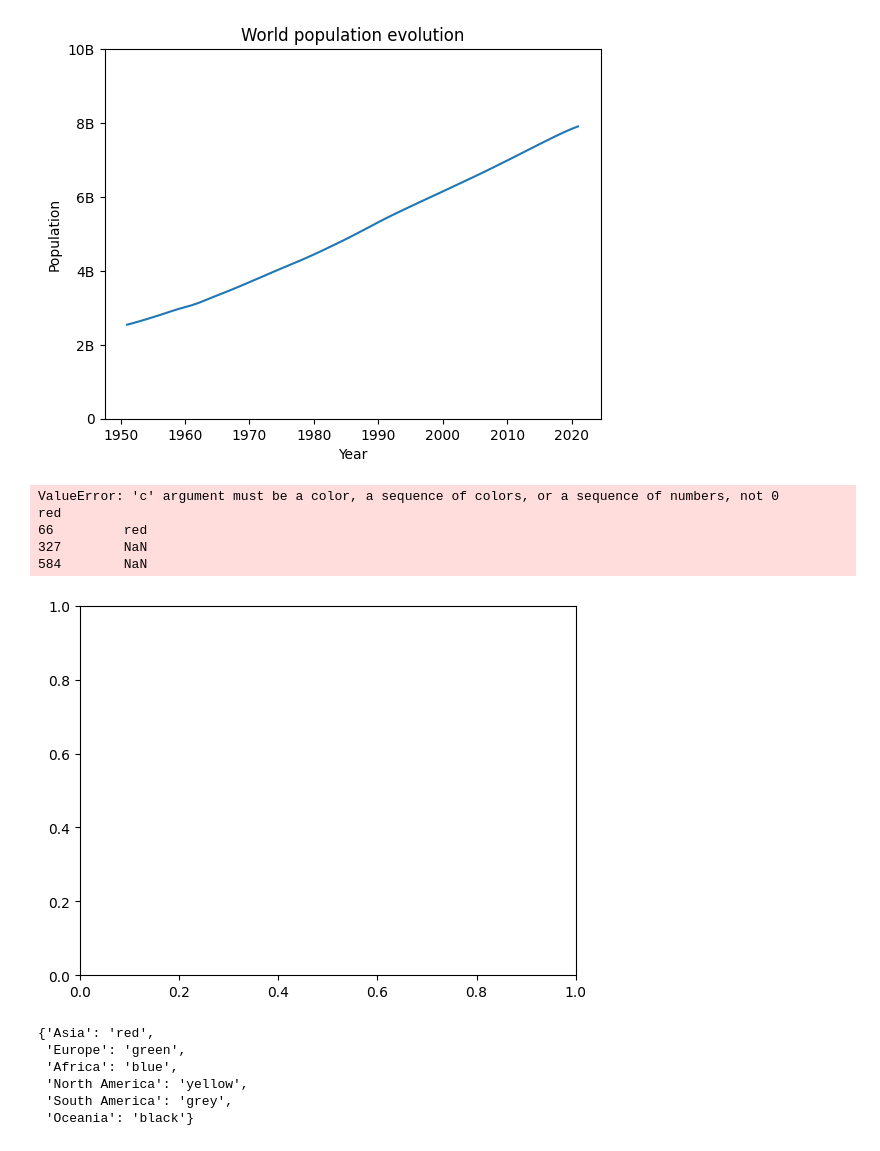
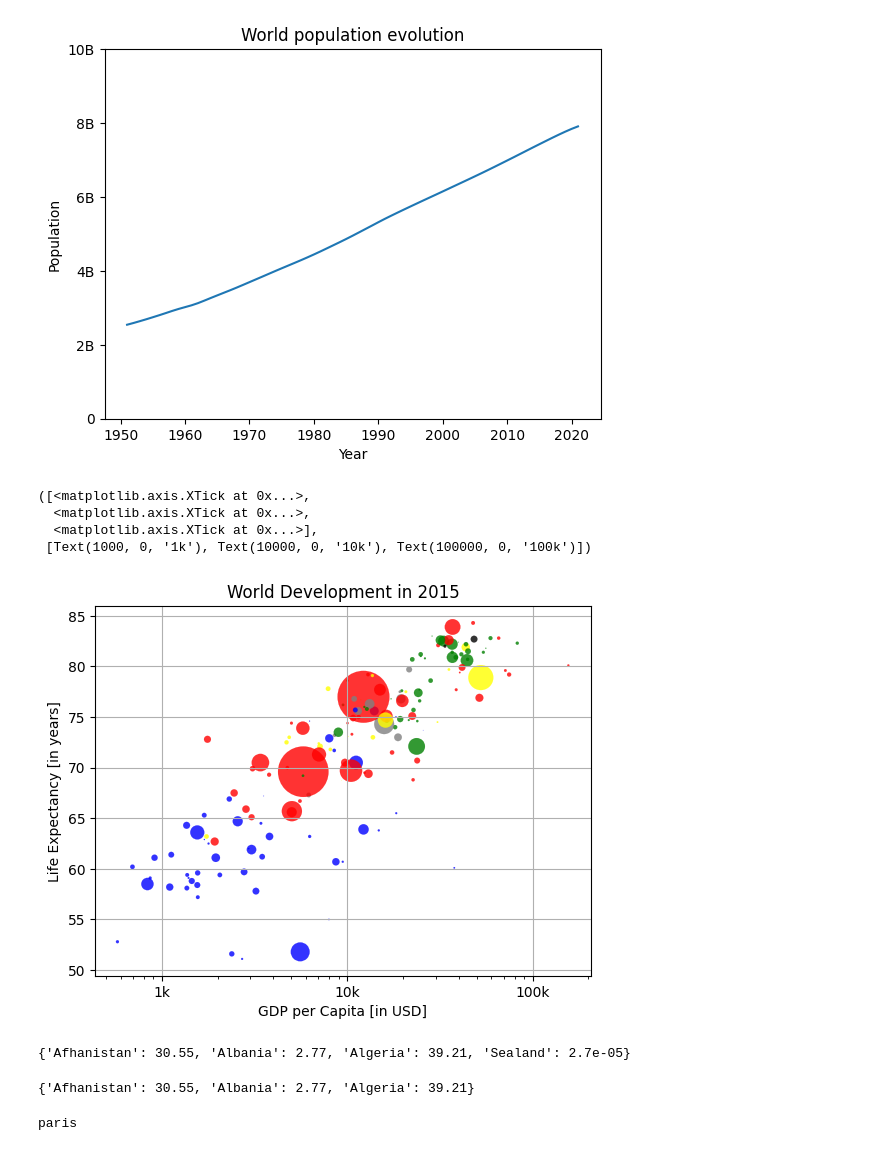
Before and after one commit to JeffBucker/DatacampDataAnalystTrack, a Jupyter notebook: Intermediate Python.ipynb, the cells around one changed output. Cells and saved outputs as stored; diff of their text form; code cells hidden in the pictures.

```diff
--- a/Intermediate Python.ipynb
+++ b/Intermediate Python.ipynb
@@ -99,41 +100,47 @@ plt.yticks([0,2000000000,4000000000,6000000000,8000000000,10000000000],
   Text(0, 10000000000, '10B')])
 [figure]
 # %%
+# Implementation of the color mapping by continent in 'col'
+
+col = []
+continent = list(df2015.Continent)
+
+for item in continent:
+    if item in dict.keys():
+        col.append(dict[item])
+    else:
+        col.append('black')
+
+# Scatter taking 'c' as an argument defingin the dot color
+
 plt.scatter(df2015['GDP per capita'],df2015['Life expectancy at birth (historical)'],
             # add the 's' (size) argument to adjut the dots based on the country population
             s=df2015['Population (historical estimates)']/1000000,linewidths=0.1,
-            c = df2015.Continent.map(col))
+            c = col, alpha=0.8)
 
 # put the x-axis on a logarithmic scale
 ax = plt.gca()
 ax.set_xscale('log')
 
 xlab = 'GDP per Capita [in USD]'
 ylab = 'Life Expectancy [in years]'
 title = 'World Development in 2015'
 
 plt.xlabel(xlab)
 plt.ylabel(ylab)
 plt.title(title)
+plt.grid(True)    # Add a grid
+
 
 # Definition of tick_val and tick_lab
 tick_val = [1000, 10000, 100000]
 tick_lab = ['1k', '10k', '100k']
 
 # Adapt the ticks on the x-axis
 plt.xticks(tick_val,tick_lab)
 # %% [output]
-ValueError: 'c' argument must be a color, a sequence of colors, or a sequence of numbers, not 0          red
-66         red
-327        NaN
-584        NaN
+([<matplotlib.axis.XTick at 0x...>,
+  <matplotlib.axis.XTick at 0x...>,
+  <matplotlib.axis.XTick at 0x...>],
+ [Text(1000, 0, '1k'), Text(10000, 0, '10k'), Text(100000, 0, '100k')])
-[figure, old version]
+[figure, new version]
-# %%
-col
-# %% [output]
-{'Asia': 'red',
- 'Europe': 'green',
- 'Africa': 'blue',
- 'North America': 'yellow',
- 'South America': 'grey',
- 'Oceania': 'black'}
@@ -139,0 +161,25 @@ col
+# %%
+# We add an item to the dictionary
+
+world["Sealand"] = 0.000027
+print(world)
+# %% [output]
+{'Afhanistan': 30.55, 'Albania': 2.77, 'Algeria': 39.21, 'Sealand': 2.7e-05}
+# %%
+# We remove the item
+
+del(world['Sealand'])
+print(world)
+# %% [output]
+{'Afhanistan': 30.55, 'Albania': 2.77, 'Algeria': 39.21}
+# %%
+# Dictionary of dictionaries
+europe = { 'spain': { 'capital':'madrid', 'population':46.77 },
+           'france': { 'capital':'paris', 'population':66.03 },
+           'germany': { 'capital':'berlin', 'population':80.62 },
+           'norway': { 'capital':'oslo', 'population':5.084 } }
+
+# Print out the capital of France
+print(europe['france']['capital'])
+# %% [output]
+paris
```
Also changed, not shown: parts of 2 cells of this notebook.
